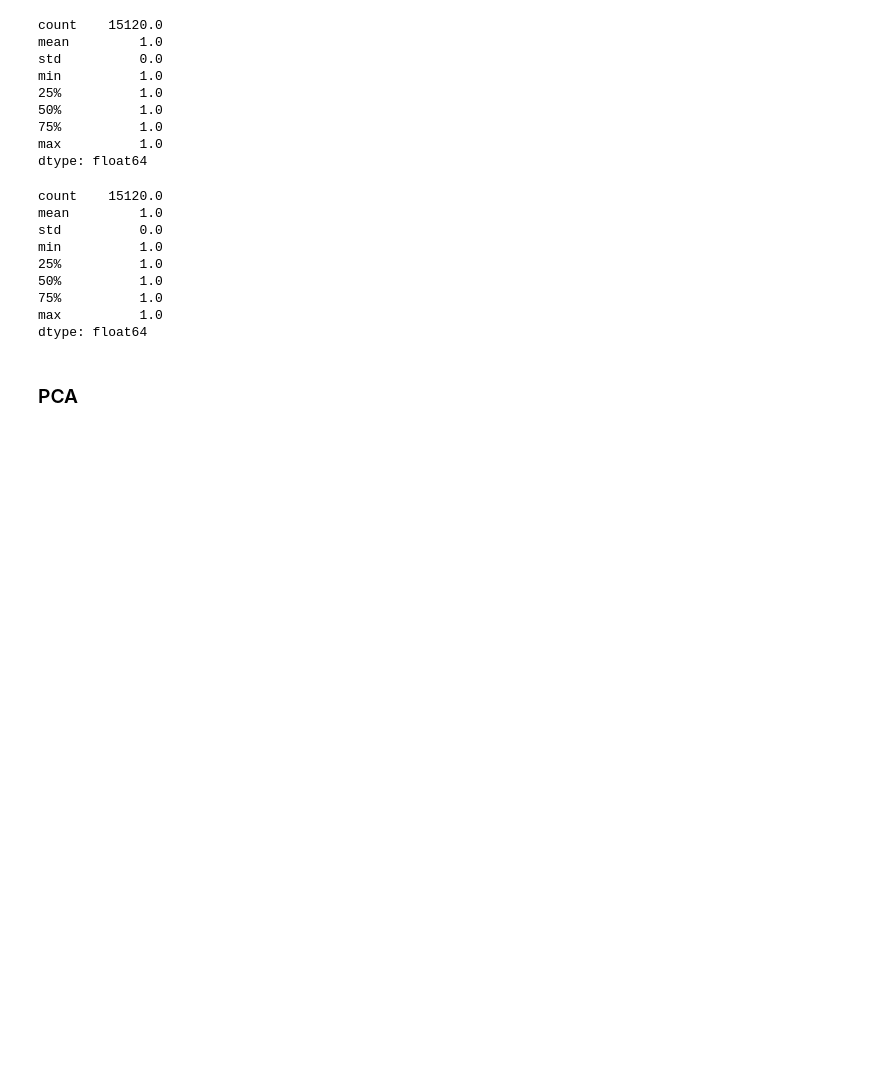
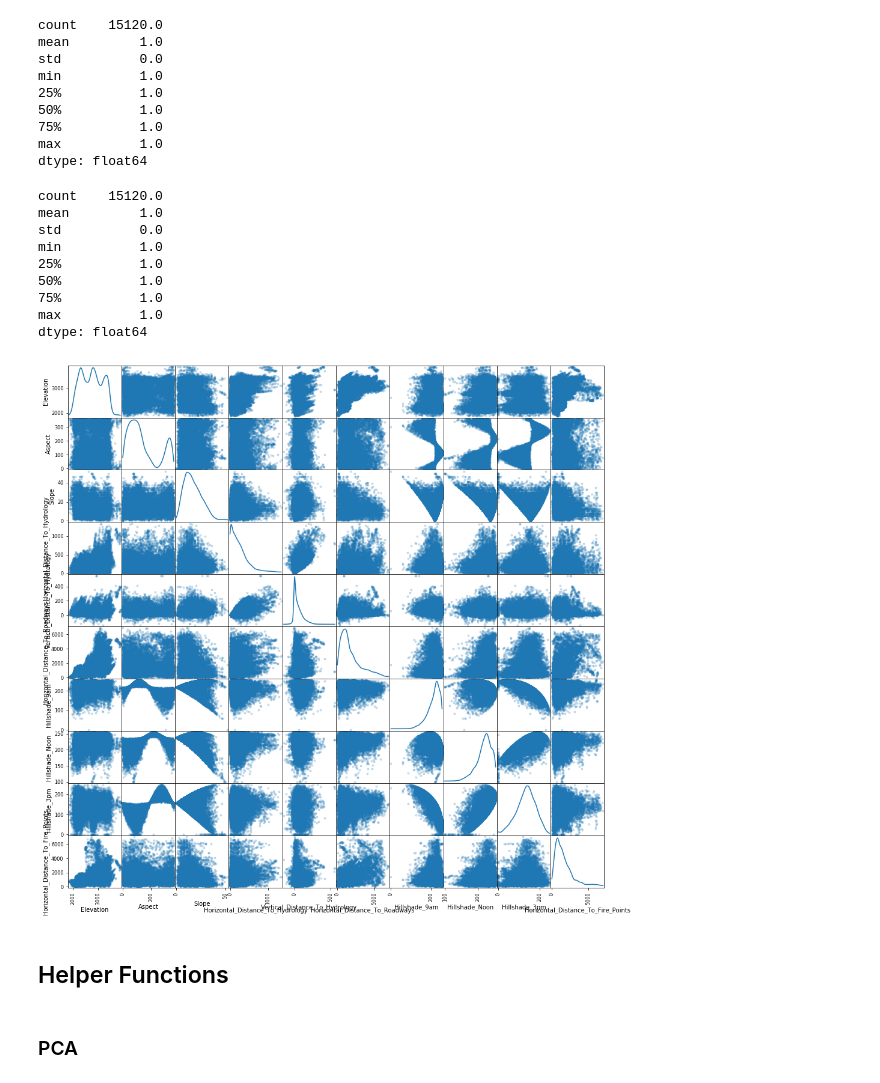
Before and after one commit to chingnaw/W207_Final, a Jupyter notebook: notebooks/Chris Fleisch - Forest Coverage.ipynb, the cells around one changed output. Drawn from its saved outputs; the diff is of its cells as text; code cells hidden in the pictures; blank space fills up the shorter version.

```diff
--- a/notebooks/Chris Fleisch - Forest Coverage.ipynb
+++ b/notebooks/Chris Fleisch - Forest Coverage.ipynb
@@ -140,3 +158,9 @@ min          1.0
 75%          1.0
 max          1.0
 dtype: float64
+# %%
+pd.tools.plotting.scatter_matrix(data.iloc[:, 0:10], alpha=0.2, figsize=(16, 16), diagonal='kde');
+# %% [output]
+[figure, added]
+# %% [markdown]
+## Helper Functions
```
Also changed, not shown: parts of 62 cells of this notebook.
